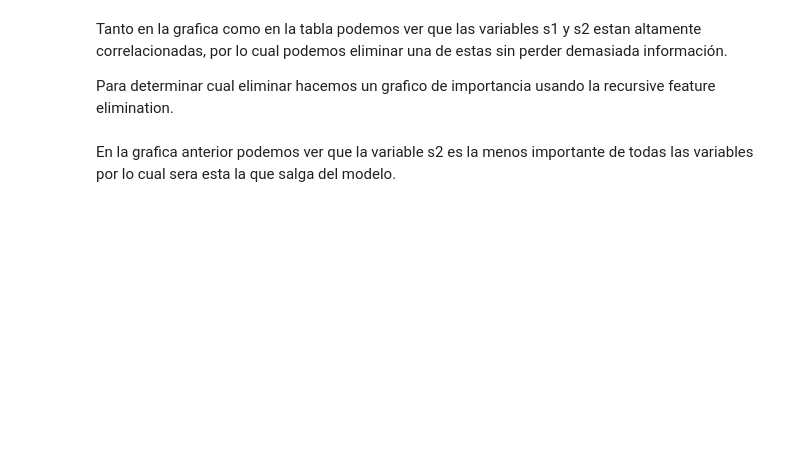
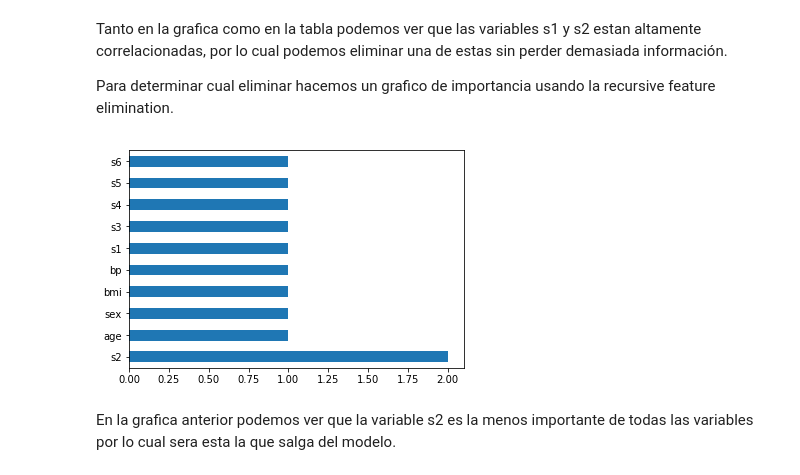
Before and after one commit to ann-2018-03/evaluacion-JuanesLopez, a Jupyter notebook: 02-diabetes.ipynb, the cells around one changed output. Saved outputs shown, nothing was run; the diff lists cells and outputs as text; code cells hidden in the pictures; blank space fills up the shorter version.

```diff
--- a/02-diabetes.ipynb
+++ b/02-diabetes.ipynb
@@ -67,17 +82,19 @@ Para determinar cual eliminar hacemos un grafico de importancia usando la recurs
 # %%
 from sklearn.feature_selection import RFE
 from sklearn.linear_model import LogisticRegression
 
-diabetes_data = diabetes.drop(['Y'],axis=1)
-diabetes_target = diabetes[['Y']]
+diabetes_data = datos.drop(['Y'],axis=1)
+diabetes_target = datos[['Y']]
 
 model = LogisticRegression()
 rfe = RFE(model,9)
 rfe = rfe.fit(diabetes_data,diabetes_target)
 
-plt_importances = pd.Series(rfe.ranking_, index = diabetes_data.columns)
-plt_importances.nlargest(10).plot(kind='barh')
-plt.show()
+imp_importances = pd.Series(rfe.ranking_, index = diabetes_data.columns)
+imp_importances.nlargest(10).plot(kind='barh')
+imp.show()
+# %% [output]
+[figure, added]
 # %% [markdown]
 En la grafica anterior podemos ver que la variable s2 es la menos importante de todas las variables por lo cual sera esta la que salga del modelo.
 # %%
```
Also changed, not shown: parts of 12 cells of this notebook, 1 other file.
